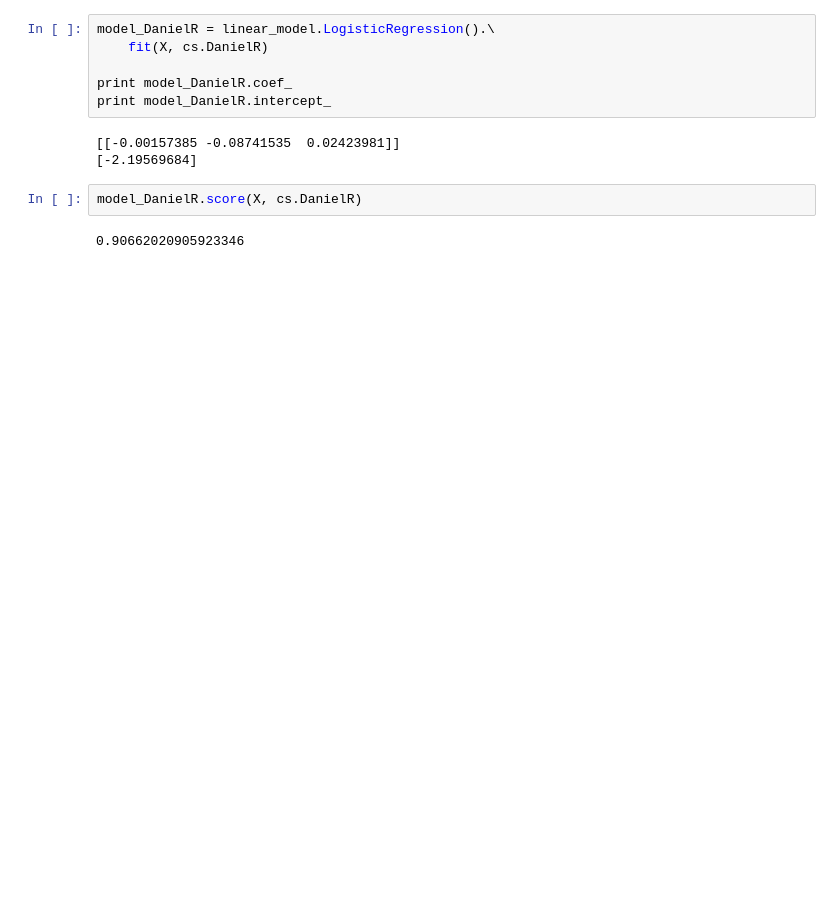
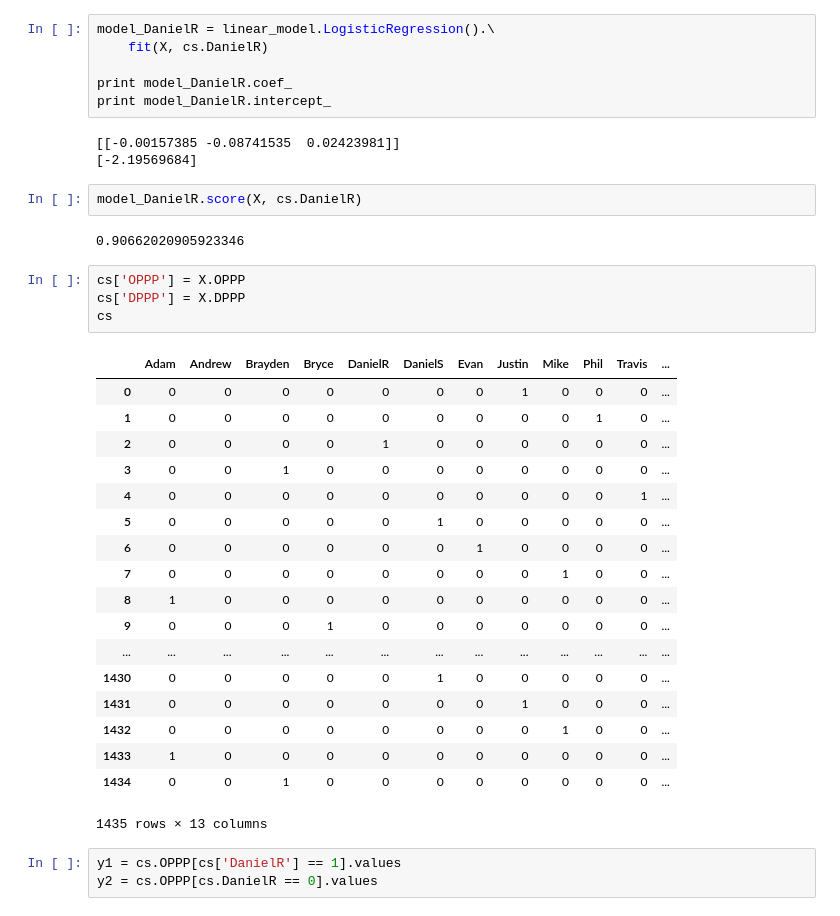
Before and after one commit to nikjain33/DS-SF-34, a Jupyter notebook: final-project/Position_Optimization.ipynb, the cells around one changed output. Drawn from its saved outputs; the diff is of its cells as text; blank space fills up the shorter version.

```diff
--- a/final-project/Position_Optimization.ipynb
+++ b/final-project/Position_Optimization.ipynb
@@ -266,3 +269,29 @@ print model_DanielR.intercept_
 model_DanielR.score(X, cs.DanielR)
 # %% [output]
 0.90662020905923346
+# %%
+cs['OPPP'] = X.OPPP
+cs['DPPP'] = X.DPPP
+cs
+# %% [output]
+|  | Adam | Andrew | Brayden | Bryce | DanielR | DanielS | Evan | Justin | Mike | Phil | Travis | ... |
+| 0 | 0 | 0 | 0 | 0 | 0 | 0 | 0 | 1 | 0 | 0 | 0 | ... |
+| 1 | 0 | 0 | 0 | 0 | 0 | 0 | 0 | 0 | 0 | 1 | 0 | ... |
+| 2 | 0 | 0 | 0 | 0 | 1 | 0 | 0 | 0 | 0 | 0 | 0 | ... |
+| 3 | 0 | 0 | 1 | 0 | 0 | 0 | 0 | 0 | 0 | 0 | 0 | ... |
+| 4 | 0 | 0 | 0 | 0 | 0 | 0 | 0 | 0 | 0 | 0 | 1 | ... |
+| 5 | 0 | 0 | 0 | 0 | 0 | 1 | 0 | 0 | 0 | 0 | 0 | ... |
+| 6 | 0 | 0 | 0 | 0 | 0 | 0 | 1 | 0 | 0 | 0 | 0 | ... |
+| 7 | 0 | 0 | 0 | 0 | 0 | 0 | 0 | 0 | 1 | 0 | 0 | ... |
+| 8 | 1 | 0 | 0 | 0 | 0 | 0 | 0 | 0 | 0 | 0 | 0 | ... |
+| 9 | 0 | 0 | 0 | 1 | 0 | 0 | 0 | 0 | 0 | 0 | 0 | ... |
+| ... | ... | ... | ... | ... | ... | ... | ... | ... | ... | ... | ... | ... |
+| 1430 | 0 | 0 | 0 | 0 | 0 | 1 | 0 | 0 | 0 | 0 | 0 | ... |
+| 1431 | 0 | 0 | 0 | 0 | 0 | 0 | 0 | 1 | 0 | 0 | 0 | ... |
+| 1432 | 0 | 0 | 0 | 0 | 0 | 0 | 0 | 0 | 1 | 0 | 0 | ... |
+| 1433 | 1 | 0 | 0 | 0 | 0 | 0 | 0 | 0 | 0 | 0 | 0 | ... |
+| 1434 | 0 | 0 | 1 | 0 | 0 | 0 | 0 | 0 | 0 | 0 | 0 | ... |
+1435 rows × 13 columns
+# %%
+y1 = cs.OPPP[cs['DanielR'] == 1].values
+y2 = cs.OPPP[cs.DanielR == 0].values
```
Also changed, not shown: parts of 7 cells of this notebook.
